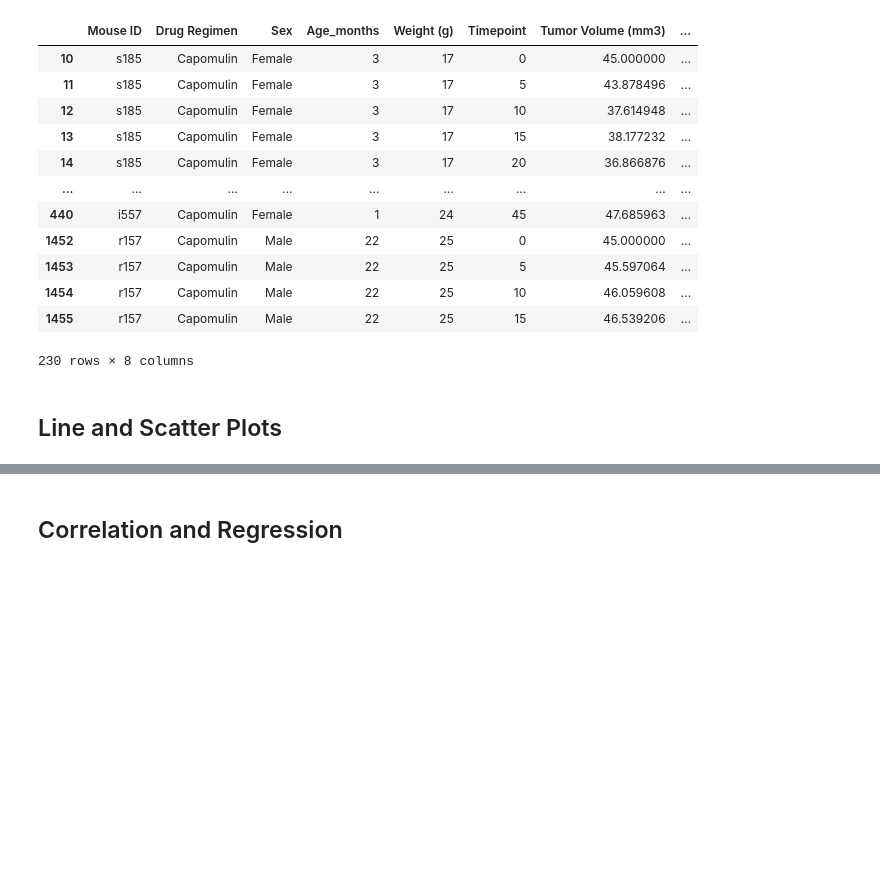
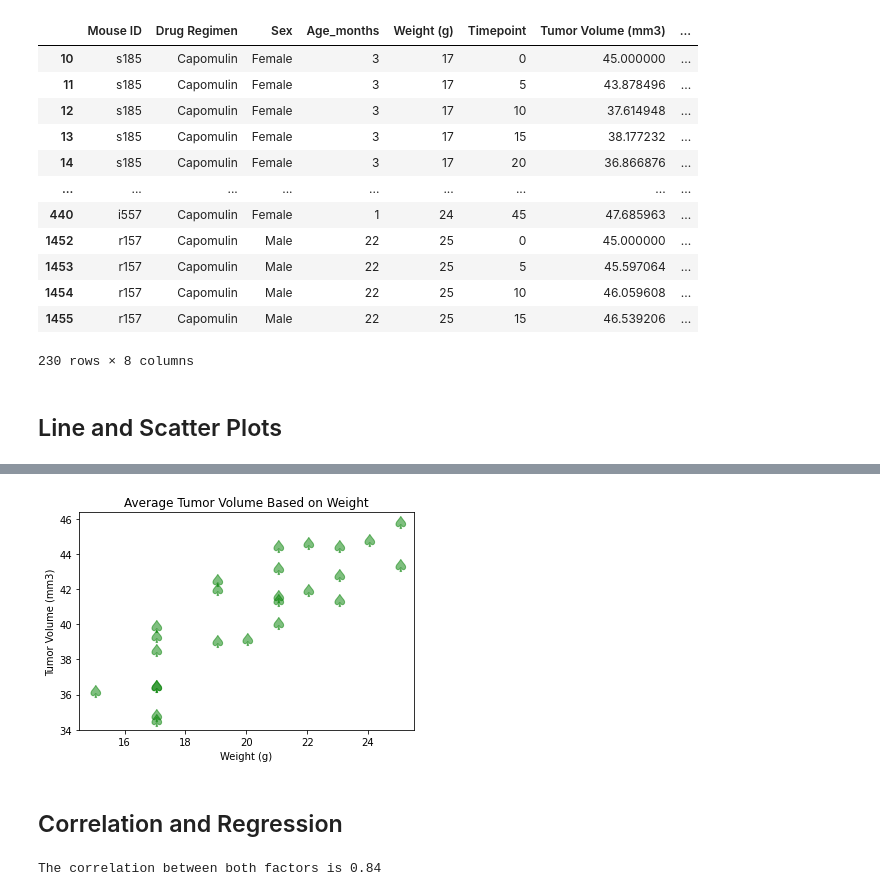
Before and after one commit to Mitchemoto/matplotlib-challenge, a Jupyter notebook: Pymaceuticals/pymaceuticals_starter.ipynb, the cells around one changed output, grey strips where cells are left out. Saved outputs shown, nothing was run; the diff lists cells and outputs as text; code cells hidden in the pictures; blank space fills up the shorter version.

```diff
--- a/Pymaceuticals/pymaceuticals_starter.ipynb
+++ b/Pymaceuticals/pymaceuticals_starter.ipynb
@@ -341,3 +339,29 @@ plt.show()
+# %%
+# Generate a scatter plot of average tumor volume vs. mouse weight for the Capomulin regimen
+#get all capomuline_df values set as mean
+avg_capomulin=capomulin_df.groupby(['Mouse ID']).mean()
+
+#plot the scatter with using the different indexs for Tumor Volume (mm3) and Weight (g)
+plt.scatter(avg_capomulin['Weight (g)'],avg_capomulin['Tumor Volume (mm3)'],
+            s=150,alpha=.5,color='g',marker=r'$\spadesuit$')
+#
+plt.title('Average Tumor Volume Based on Weight')
+plt.xlabel('Weight (g)')
+plt.ylabel('Tumor Volume (mm3)')
+
+plt.show()
+# %% [output]
+[figure, added]
 # %% [markdown]
 ## Correlation and Regression
+# %%
+# Calculate the correlation coefficient for mouse weight and
+# average tumor volume for the Capomulin regimen
+avg_wgt_cap=avg_capomulin['Weight (g)']
+avg_tum_cap=avg_capomulin['Tumor Volume (mm3)']
+correlation=sem.pearsonr(avg_wgt_cap,avg_tum_cap)
+
+print(f"The correlation between both factors is {round(correlation[0],2)}")
+# %% [output]
+The correlation between both factors is 0.84
 # %%
```
Also changed, not shown: parts of 4 cells of this notebook.
